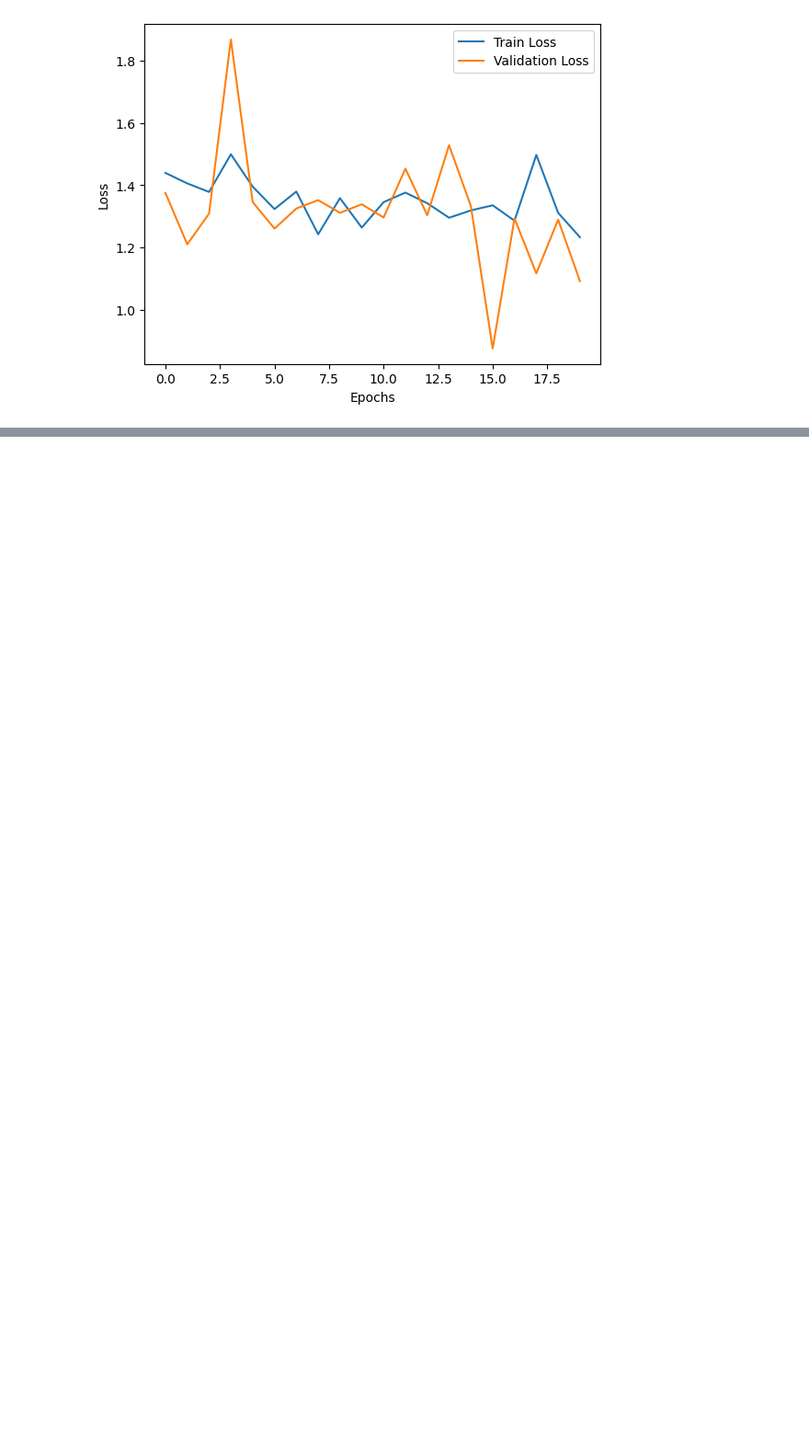
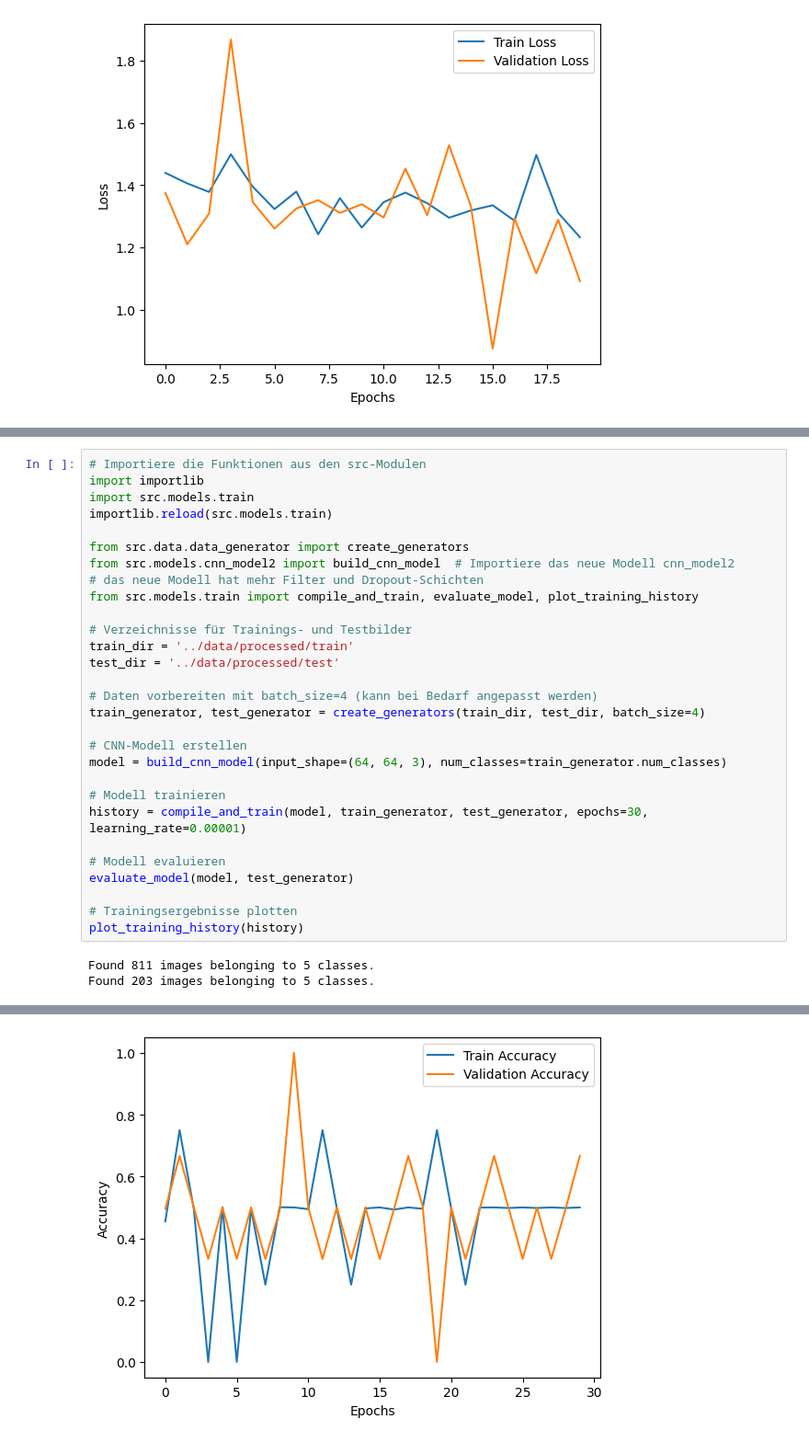
Before and after one commit to Nathaniel-Ace/computer-vision-project, a Jupyter notebook: notebooks/main.ipynb, the cells around one changed output, grey strips where cells are left out. Shown at 92% size. Drawn from its saved outputs; the diff is of its cells as text; blank space fills up the shorter version.

```diff
--- a/notebooks/main.ipynb
+++ b/notebooks/main.ipynb
@@ -132,0 +161,32 @@ Test Accuracy: 0.5104166865348816
+# %%
+# Importiere die Funktionen aus den src-Modulen
+import importlib
+import src.models.train
+importlib.reload(src.models.train)
+
+from src.data.data_generator import create_generators
+from src.models.cnn_model2 import build_cnn_model  # Importiere das neue Modell cnn_model2
+# das neue Modell hat mehr Filter und Dropout-Schichten
+from src.models.train import compile_and_train, evaluate_model, plot_training_history
+
+# Verzeichnisse für Trainings- und Testbilder
+train_dir = '../data/processed/train'
+test_dir = '../data/processed/test'
+
+# Daten vorbereiten mit batch_size=4 (kann bei Bedarf angepasst werden)
+train_generator, test_generator = create_generators(train_dir, test_dir, batch_size=4)
+
+# CNN-Modell erstellen
+model = build_cnn_model(input_shape=(64, 64, 3), num_classes=train_generator.num_classes)
+
+# Modell trainieren
+history = compile_and_train(model, train_generator, test_generator, epochs=30, learning_rate=0.00001)
+
+# Modell evaluieren
+evaluate_model(model, test_generator)
+
+# Trainingsergebnisse plotten
+plot_training_history(history)
+# %% [output]
+Found 811 images belonging to 5 classes.
+Found 203 images belonging to 5 classes.
@@ -132,0 +217 @@ Test Accuracy: 0.5104166865348816
+[figure, added]
```
Also changed, not shown: parts of 5 cells of this notebook, 2 other files.
